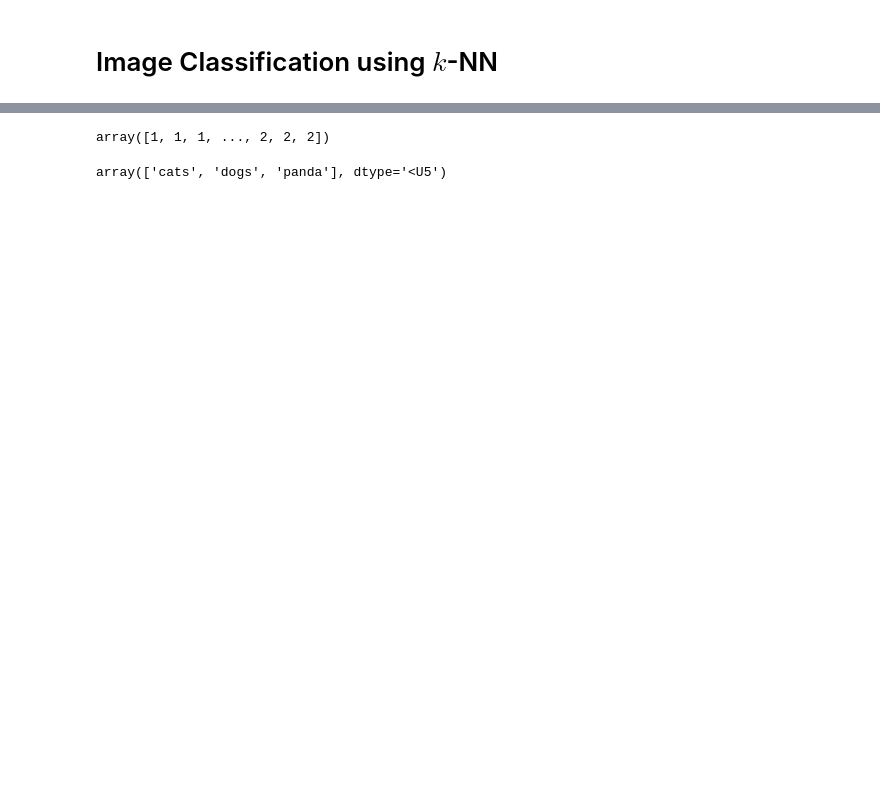
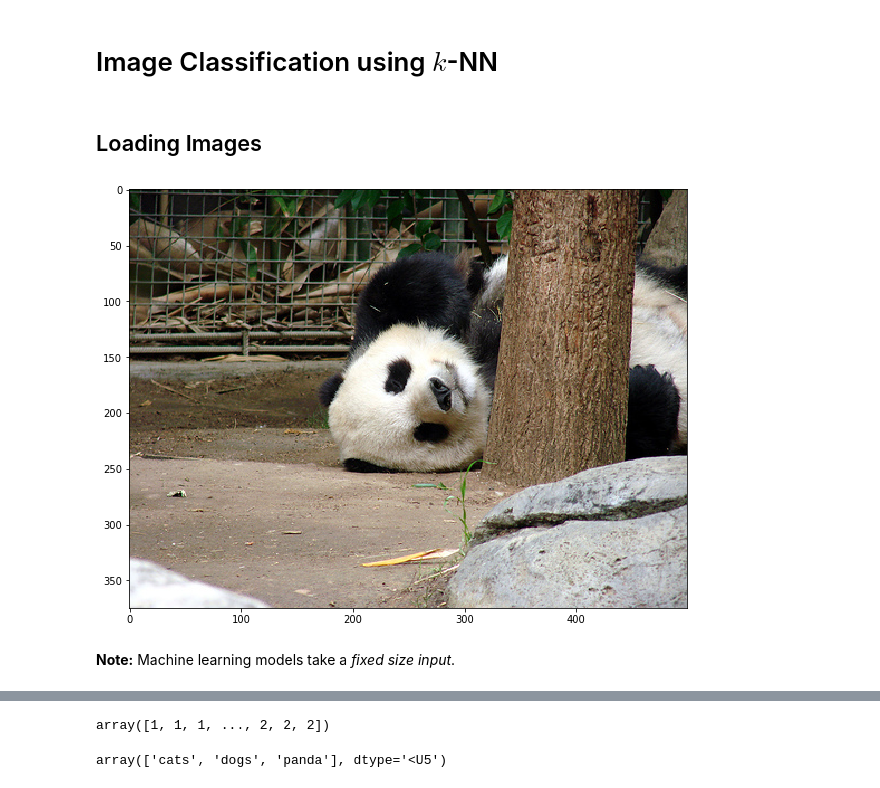
Before and after one commit to zkan/dl4cv, a Jupyter notebook: knn.ipynb, the cells around one changed output, grey strips where cells are left out. Cells and saved outputs as stored; diff of their text form; code cells hidden in the pictures; blank space fills up the shorter version.

Commit message:
Revise image classification using knn

```diff
--- a/knn.ipynb
+++ b/knn.ipynb
@@ -8 +9,3 @@ from imutils import paths
 import numpy as np
+# %% [markdown]
+## Loading Images
@@ -9,8 +14,18 @@ import numpy as np
 # %%
 image_paths = list(paths.list_images('datasets/animals'))
+# %%
+image = cv2.imread(image_paths[2500])
+
+plt.figure(figsize=(10, 10))
+rgb_image = cv2.cvtColor(image, cv2.COLOR_BGR2RGB)
+plt.imshow(rgb_image);
+# %% [output]
+[figure, added]
 # %%
 data = []
 labels = []
+# %% [markdown]
+**Note:** Machine learning models take a *fixed size input*.
 # %%
 for image_path in image_paths:
     image = cv2.imread(image_path)
```
Also changed, not shown: parts of 10 cells of this notebook.
